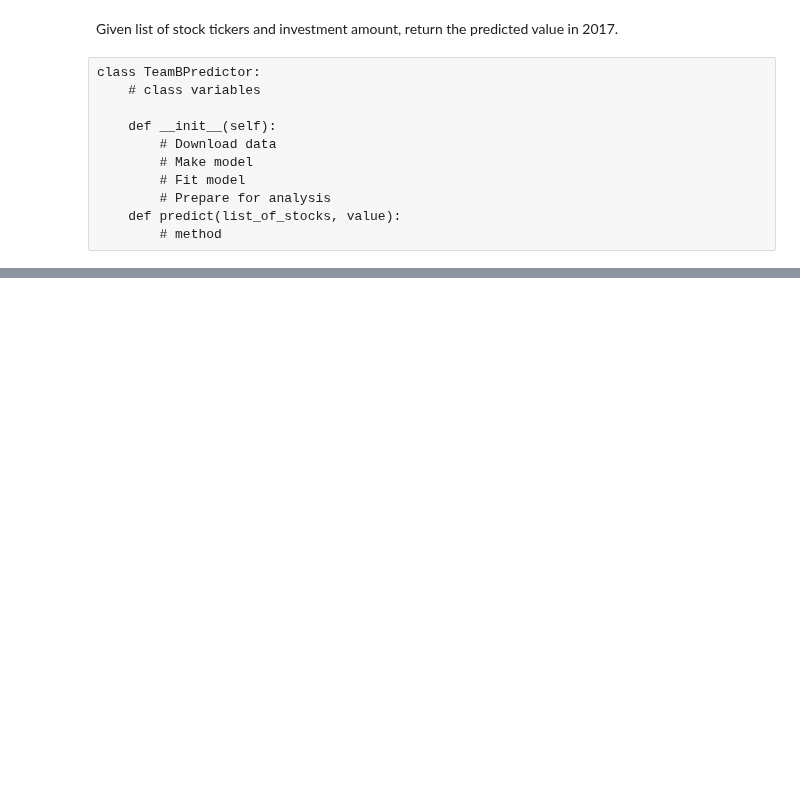
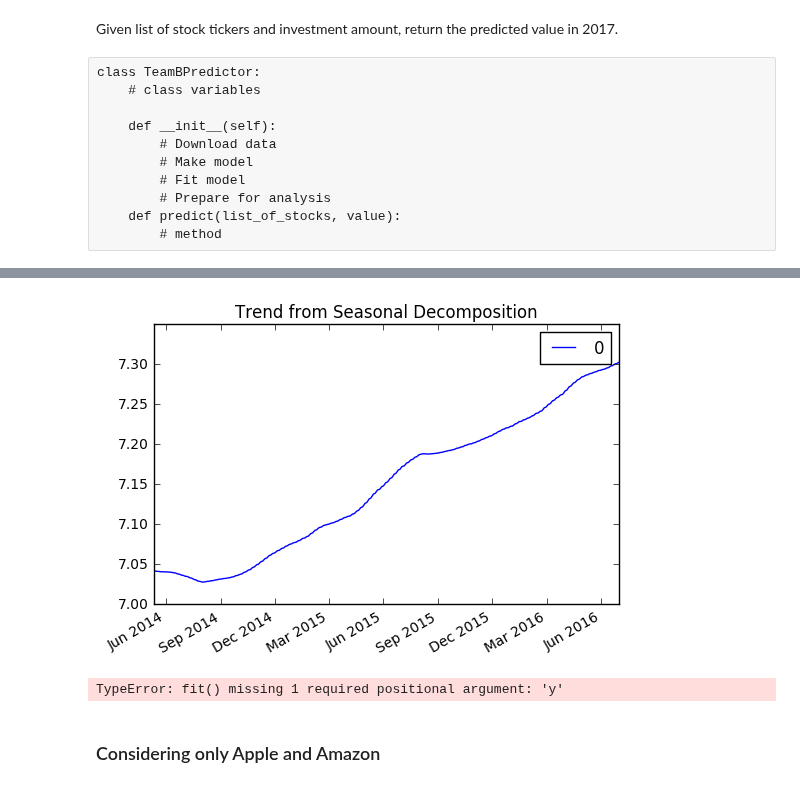
Before and after one commit to mohsseha/DSI-BOS-students, a Jupyter notebook: ntmitchell/week_9/collaboration -- stock predictor .ipynb, the cells around one changed output, grey strips where cells are left out. Cells and saved outputs as stored; diff of their text form; code cells hidden in the pictures; blank space fills up the shorter version.

```diff
--- a/ntmitchell/week_9/collaboration -- stock predictor .ipynb
+++ b/ntmitchell/week_9/collaboration -- stock predictor .ipynb
@@ -26,3 +64,12 @@ for ticker in ticker_list:
+# %%
+res.trend.dropna().plot()
+plt.title("Trend from Seasonal Decomposition")
+plt.show()
+# %% [output]
+[figure, added]
+TypeError: fit() missing 1 required positional argument: 'y'
+# %% [markdown]
+### Considering only Apple and Amazon
 # %%
 AMZN_df = pd.DataFrame(dataframe_dictionary["AMZN"])
 AMZN_df.columns = ['Date', 'Open', 'High', 'Low', 'Close', 'Volume']
```
Also changed, not shown: parts of 12 cells of this notebook, 6 other files.
